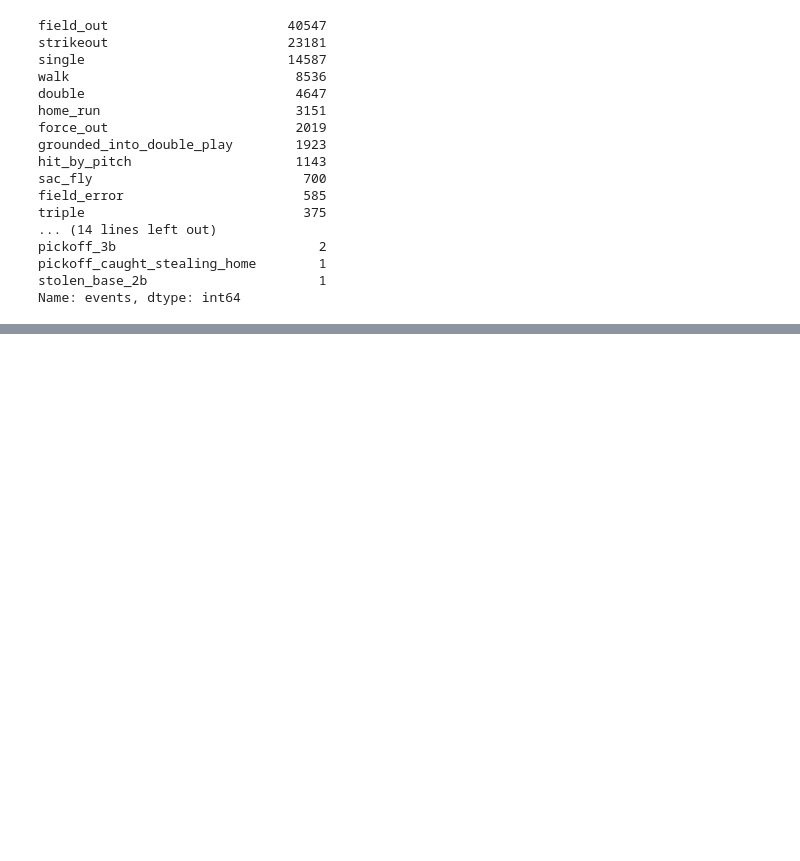
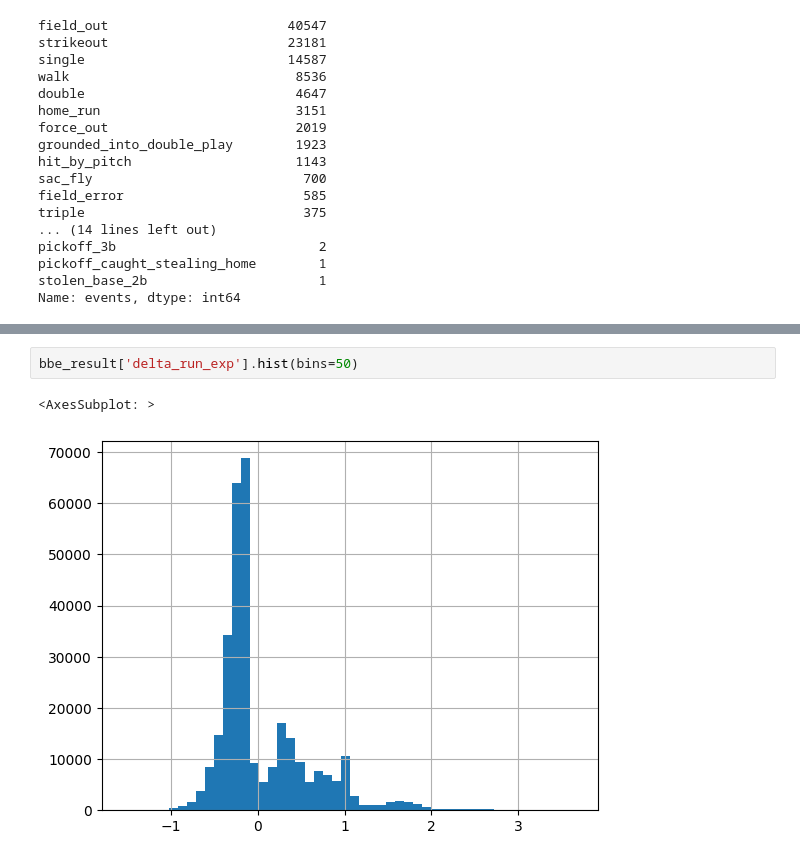
Before and after one commit to sam-walsh/sxwOBA, a Jupyter notebook: notebooks/run_values.ipynb, the cells around one changed output, grey strips where cells are left out. Drawn from its saved outputs; the diff is of its cells as text; blank space fills up the shorter version.

```diff
--- a/notebooks/run_values.ipynb
+++ b/notebooks/run_values.ipynb
@@ -30,0 +257,5 @@ df.loc[df['description']=='hit_into_play', 'events'].value_counts()
+# %%
+bbe_result['delta_run_exp'].hist(bins=50)
+# %% [output]
+<AxesSubplot: >
+[figure, added]
```
Also changed, not shown: parts of 19 cells of this notebook, 1 other file.
